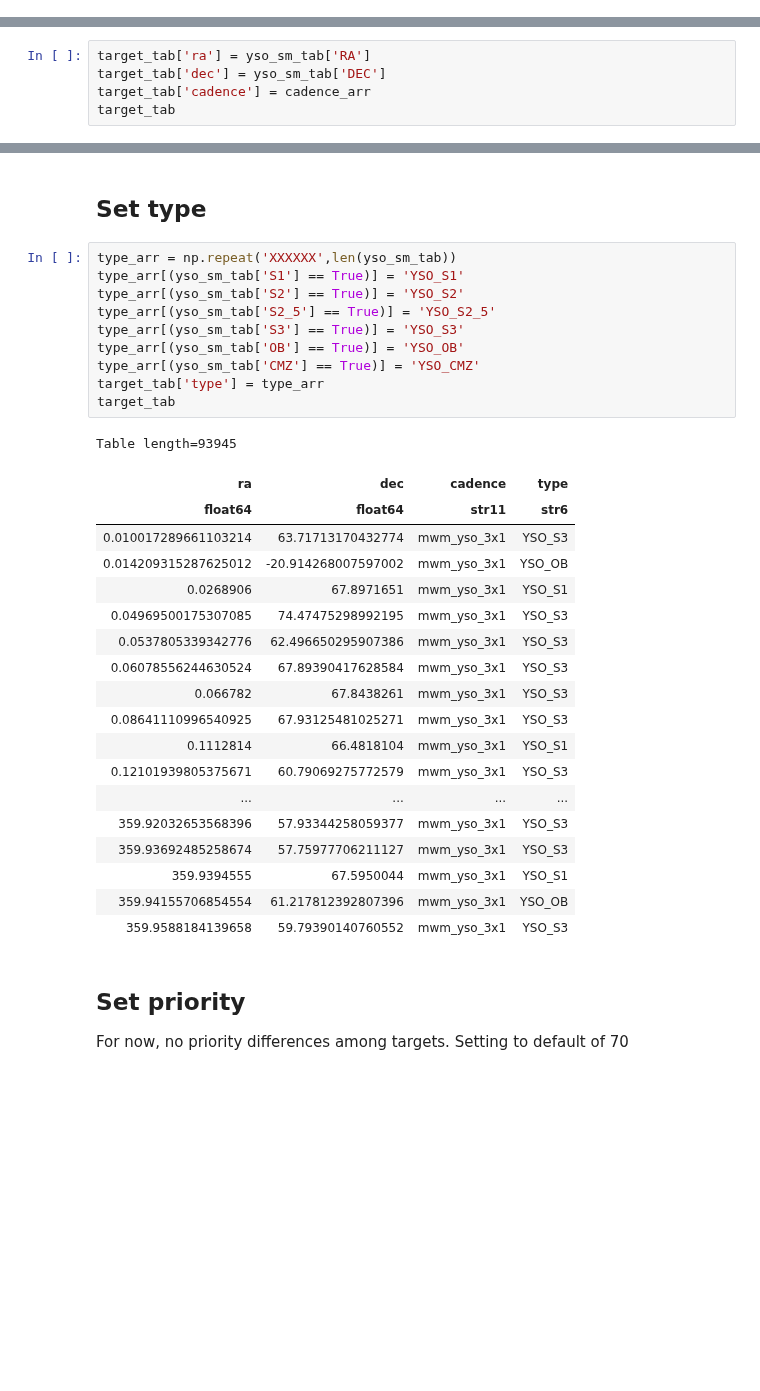
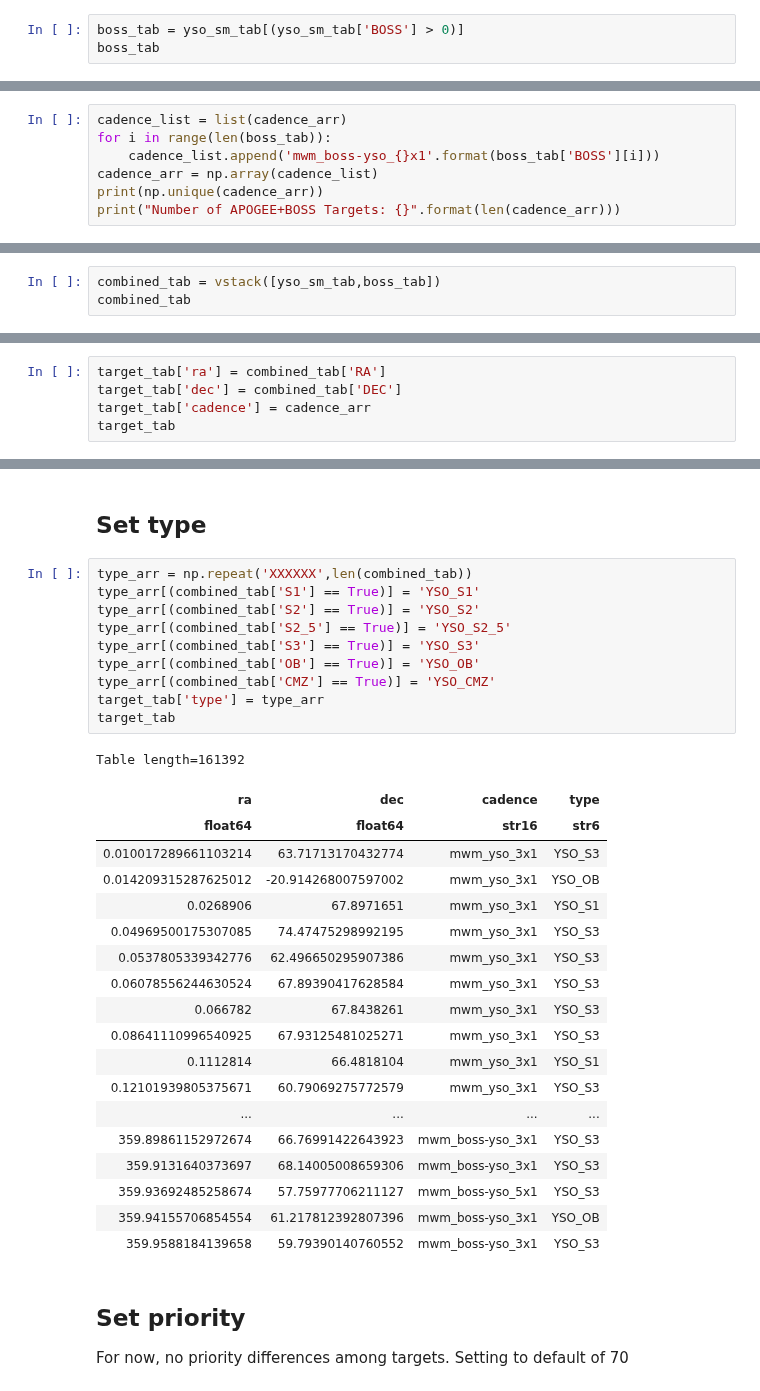
Before and after one commit to William-Zhang-R/SDSS-V-SimTargets, a Jupyter notebook: allsky/YSO Targets.ipynb, the cells around one changed output, grey strips where cells are left out. Saved outputs shown, nothing was run; the diff lists cells and outputs as text; blank space fills up the shorter version.

Commit message:
Updated YSO targeting to include BOSS observations

```diff
--- a/allsky/YSO Targets.ipynb
+++ b/allsky/YSO Targets.ipynb
@@ -129,0 +135,3 @@ Table length=93945
+# %%
+boss_tab = yso_sm_tab[(yso_sm_tab['BOSS'] > 0)]
+boss_tab
@@ -131,0 +163,7 @@ cadence_arr = np.repeat('mwm_yso_3x1',len(yso_sm_tab))
+# %%
+cadence_list = list(cadence_arr)
+for i in range(len(boss_tab)):
+    cadence_list.append('mwm_boss-yso_{}x1'.format(boss_tab['BOSS'][i]))
+cadence_arr = np.array(cadence_list)
+print(np.unique(cadence_arr))
+print("Number of APOGEE+BOSS Targets: {}".format(len(cadence_arr)))
@@ -131,0 +174,3 @@ cadence_arr = np.repeat('mwm_yso_3x1',len(yso_sm_tab))
+# %%
+combined_tab = vstack([yso_sm_tab,boss_tab])
+combined_tab
@@ -132,6 +197,6 @@ cadence_arr = np.repeat('mwm_yso_3x1',len(yso_sm_tab))
 # %%
-target_tab['ra'] = yso_sm_tab['RA']
-target_tab['dec'] = yso_sm_tab['DEC']
+target_tab['ra'] = combined_tab['RA']
+target_tab['dec'] = combined_tab['DEC']
 target_tab['cadence'] = cadence_arr
 target_tab
 # %% [output]
@@ -157,19 +222,19 @@ Table length=93945
 # %% [markdown]
 ## Set type
 # %%
-type_arr = np.repeat('XXXXXX',len(yso_sm_tab))
-type_arr[(yso_sm_tab['S1'] == True)] = 'YSO_S1'
-type_arr[(yso_sm_tab['S2'] == True)] = 'YSO_S2'
-type_arr[(yso_sm_tab['S2_5'] == True)] = 'YSO_S2_5'
-type_arr[(yso_sm_tab['S3'] == True)] = 'YSO_S3'
-type_arr[(yso_sm_tab['OB'] == True)] = 'YSO_OB'
-type_arr[(yso_sm_tab['CMZ'] == True)] = 'YSO_CMZ'
+type_arr = np.repeat('XXXXXX',len(combined_tab))
+type_arr[(combined_tab['S1'] == True)] = 'YSO_S1'
+type_arr[(combined_tab['S2'] == True)] = 'YSO_S2'
+type_arr[(combined_tab['S2_5'] == True)] = 'YSO_S2_5'
+type_arr[(combined_tab['S3'] == True)] = 'YSO_S3'
+type_arr[(combined_tab['OB'] == True)] = 'YSO_OB'
+type_arr[(combined_tab['CMZ'] == True)] = 'YSO_CMZ'
 target_tab['type'] = type_arr
 target_tab
 # %% [output]
-Table length=93945
+Table length=161392
 | ra | dec | cadence | type |
-| float64 | float64 | str11 | str6 |
+| float64 | float64 | str16 | str6 |
 | 0.010017289661103214 | 63.71713170432774 | mwm_yso_3x1 | YSO_S3 |
 | 0.014209315287625012 | -20.914268007597002 | mwm_yso_3x1 | YSO_OB |
 | 0.0268906 | 67.8971651 | mwm_yso_3x1 | YSO_S1 |
@@ -181,11 +246,11 @@ Table length=93945
 | 0.1112814 | 66.4818104 | mwm_yso_3x1 | YSO_S1 |
 | 0.12101939805375671 | 60.79069275772579 | mwm_yso_3x1 | YSO_S3 |
 | ... | ... | ... | ... |
-| 359.92032653568396 | 57.93344258059377 | mwm_yso_3x1 | YSO_S3 |
-| 359.93692485258674 | 57.75977706211127 | mwm_yso_3x1 | YSO_S3 |
-| 359.9394555 | 67.5950044 | mwm_yso_3x1 | YSO_S1 |
-| 359.94155706854554 | 61.217812392807396 | mwm_yso_3x1 | YSO_OB |
-| 359.9588184139658 | 59.79390140760552 | mwm_yso_3x1 | YSO_S3 |
+| 359.89861152972674 | 66.76991422643923 | mwm_boss-yso_3x1 | YSO_S3 |
+| 359.9131640373697 | 68.14005008659306 | mwm_boss-yso_3x1 | YSO_S3 |
+| 359.93692485258674 | 57.75977706211127 | mwm_boss-yso_5x1 | YSO_S3 |
+| 359.94155706854554 | 61.217812392807396 | mwm_boss-yso_3x1 | YSO_OB |
+| 359.9588184139658 | 59.79390140760552 | mwm_boss-yso_3x1 | YSO_S3 |
 # %% [markdown]
 ## Set priority
 For now, no priority differences among targets. Setting to default of 70
```
Also changed, not shown: parts of 24 cells of this notebook.
